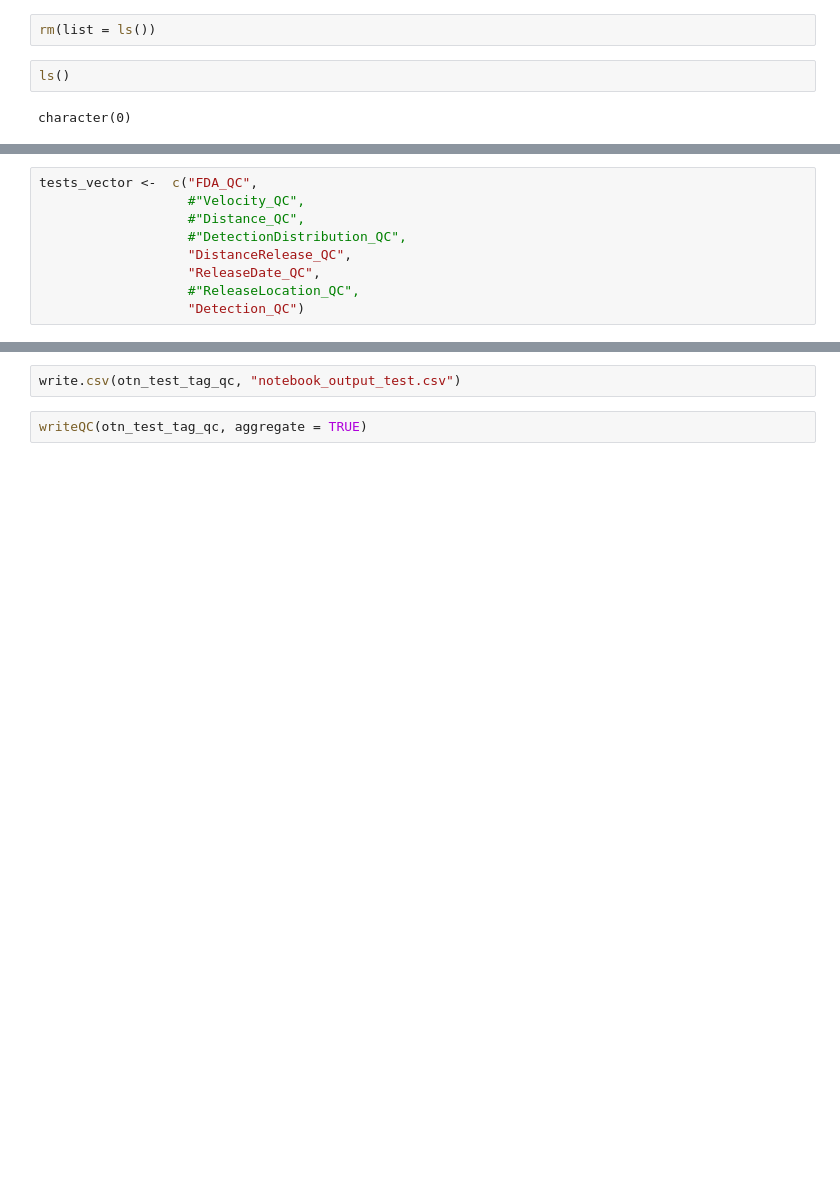
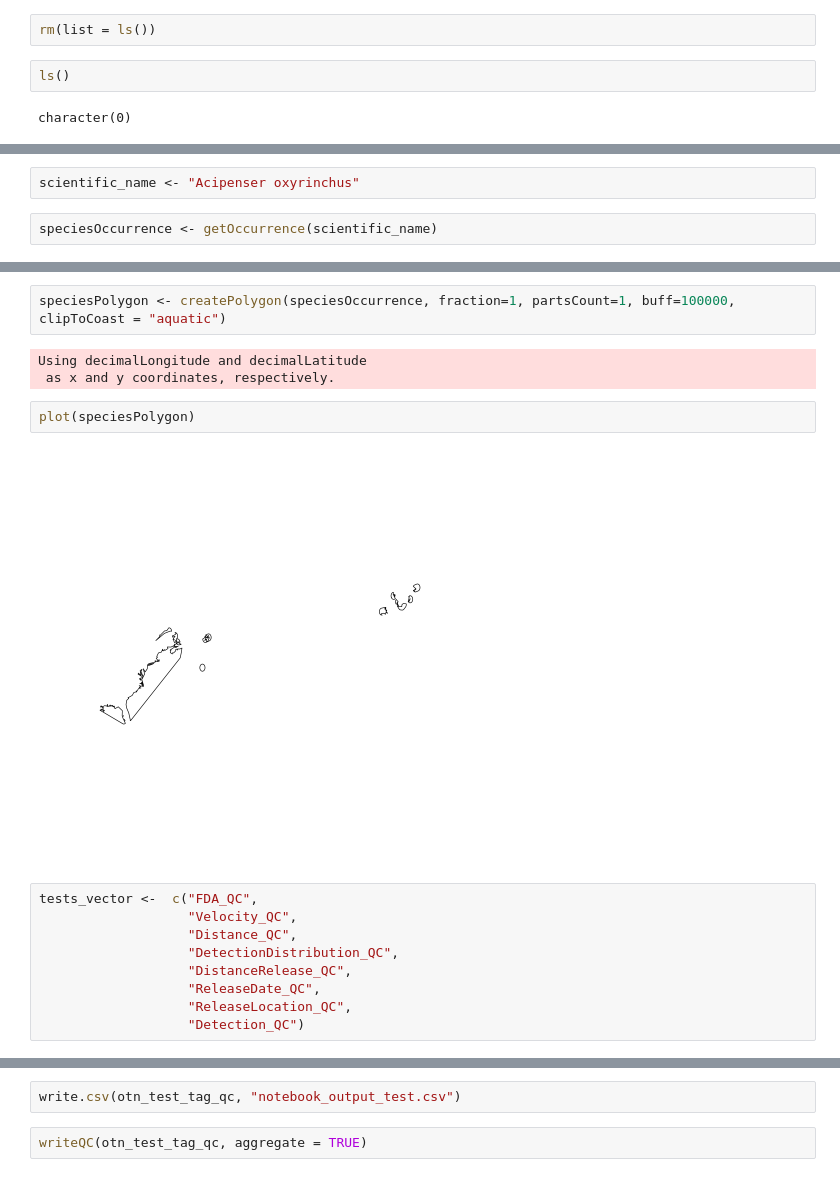
Before and after one commit to ocean-tracking-network/remora, a Jupyter notebook: remora_notebook.ipynb, the cells around one changed output, grey strips where cells are left out. Cells and saved outputs as stored; diff of their text form; blank space fills up the shorter version.

```diff
--- a/remora_notebook.ipynb
+++ b/remora_notebook.ipynb
@@ -72,0 +87,4 @@ otn_files <- list(det = "/Users/bruce/Downloads/cobcrp-all-years-matched-detecti
+# %%
+scientific_name <- "Acipenser oxyrinchus"
+# %%
+speciesOccurrence <- getOccurrence(scientific_name)
@@ -73,11 +104,20 @@ otn_files <- list(det = "/Users/bruce/Downloads/cobcrp-all-years-matched-detecti
+# %%
+speciesPolygon <- createPolygon(speciesOccurrence, fraction=1, partsCount=1, buff=100000, clipToCoast = "aquatic")
+# %% [output]
+Using decimalLongitude and decimalLatitude
+ as x and y coordinates, respectively.
+# %%
+plot(speciesPolygon)
+# %% [output]
+[figure, added]
 # %%
 tests_vector <-  c("FDA_QC",
-                   #"Velocity_QC",
-                   #"Distance_QC",
-                   #"DetectionDistribution_QC",
+                   "Velocity_QC",
+                   "Distance_QC",
+                   "DetectionDistribution_QC",
                    "DistanceRelease_QC",
                    "ReleaseDate_QC",
-                   #"ReleaseLocation_QC",
+                   "ReleaseLocation_QC",
                    "Detection_QC")
 # %%
 otn_test_tag_qc <- runQC(otn_files,
```
Also changed, not shown: parts of 10 cells of this notebook, 1 other file.
